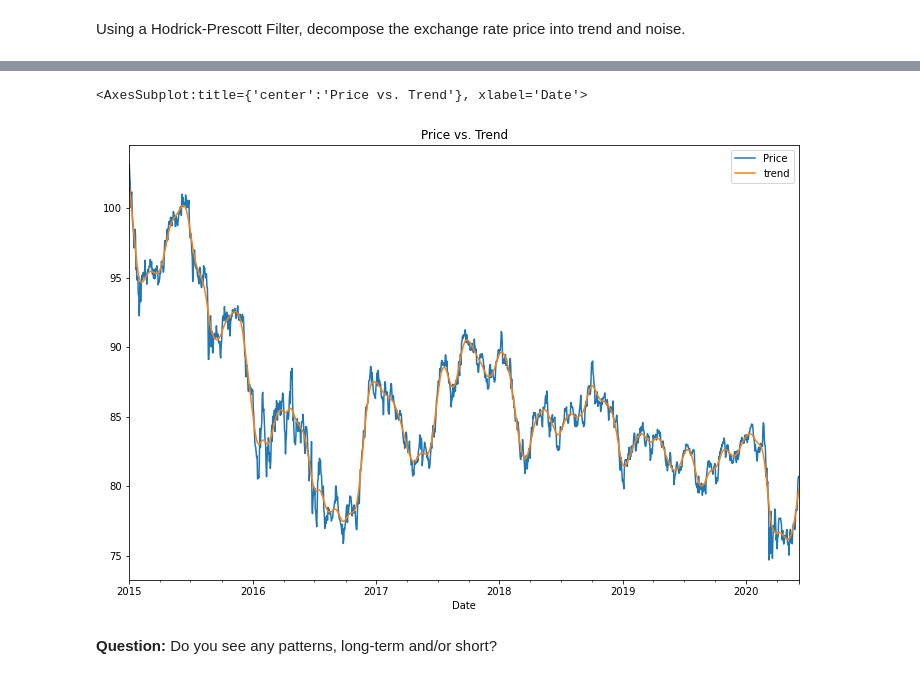
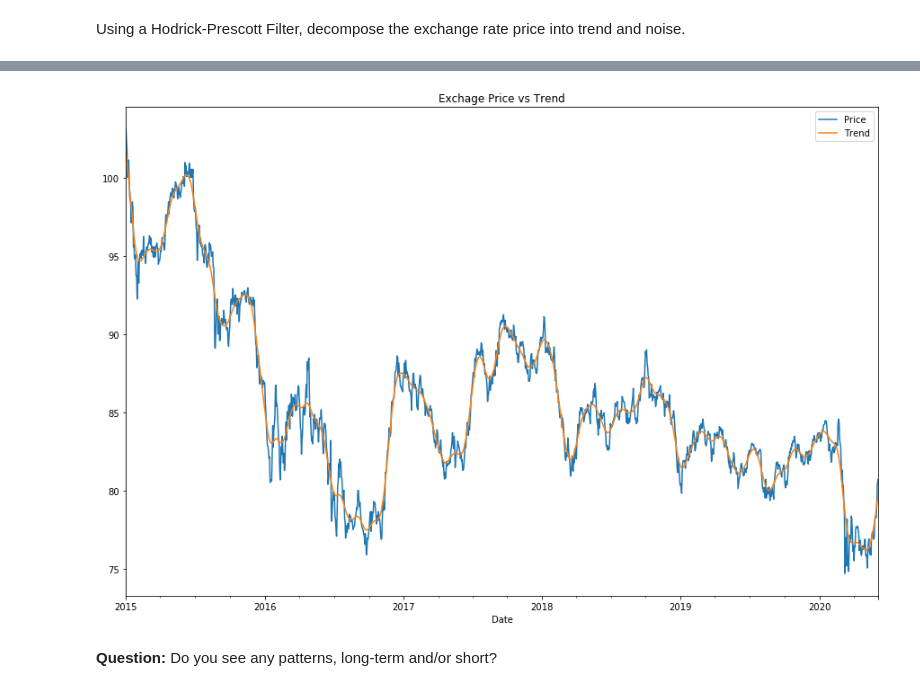
Before and after one commit to hammer888-tech/Homework_7_TimeSeries, a Jupyter notebook: time_series_analysis.ipynb, the cells around one changed output, grey strips where cells are left out. Cells and saved outputs as stored; diff of their text form; code cells hidden in the pictures.

```diff
--- a/time_series_analysis.ipynb
+++ b/time_series_analysis.ipynb
@@ -59,8 +59,11 @@ cad_jpy_df.head()
 import statsmodels.api as sm
 
 # Apply the Hodrick-Prescott Filter by decomposing the exchange rate price into two separate series:
-# YOUR CODE HERE!
+cad_jpy_noise, cad_jpy_trend = sm.tsa.filters.hpfilter(cad_jpy_df['Price'])
 # %%
 # Create a dataframe of just the exchange rate price, and add columns for "noise" and "trend" series from above:
-# YOUR CODE HERE!
+exch_price= pd.DataFrame(cad_jpy_df['Price'])
+exch_price['Noise']= cad_jpy_noise
+exch_price['Trend']= cad_jpy_trend
+exch_price.head()
 # %% [output]
@@ -71,3 +74,7 @@ import statsmodels.api as sm
 | 1990-01-04 | 123.46 | -2.048788 | 125.508788 |
 | 1990-01-05 | 124.54 | -0.798304 | 125.338304 |
 | 1990-01-08 | 124.27 | -0.897037 | 125.167037 |
+# %%
+# Creating DF for 2015 to present
+exch_price = exch_price.loc["2015-01-01":, :]
+exch_price.head()
@@ -74,8 +89,8 @@ import statsmodels.api as sm
 # %%
 # Plot the Exchange Rate Price vs. the Trend for 2015 to the present
-# YOUR CODE HERE!
+exch_trend = exch_price.drop(columns=['Noise'])
+exch_trend.plot(figsize=(15,10), title ="Exchage Price vs Trend");
 # %% [output]
-<AxesSubplot:title={'center':'Price vs. Trend'}, xlabel='Date'>
-[figure, old version]
+[figure, new version]
 # %% [markdown]
 **Question:** Do you see any patterns, long-term and/or short?
```
Also changed, not shown: parts of 26 cells of this notebook.
